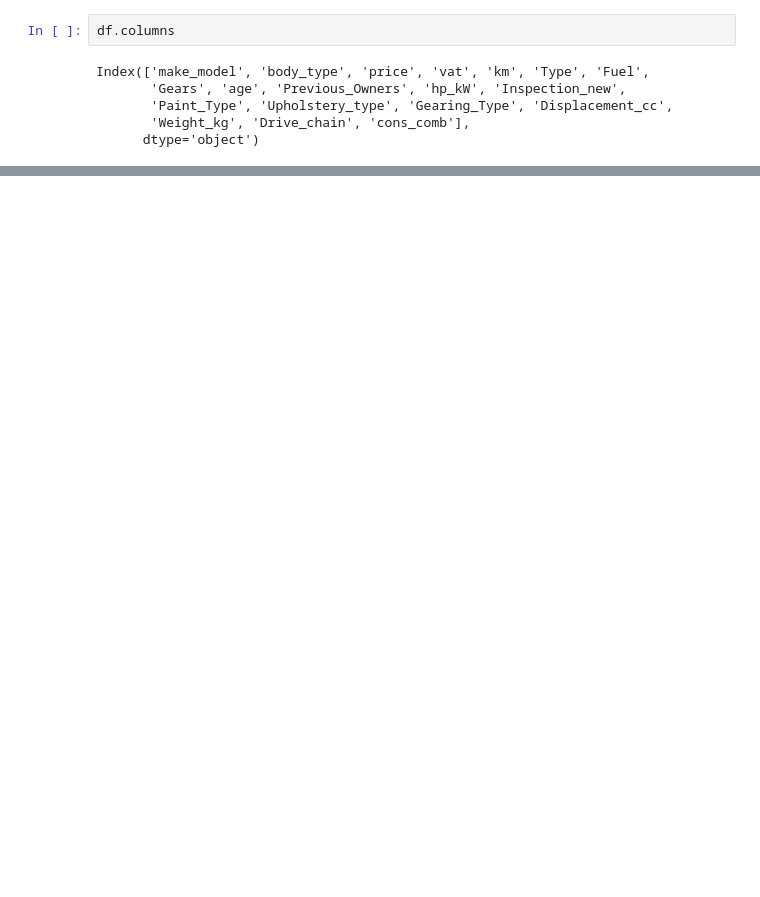
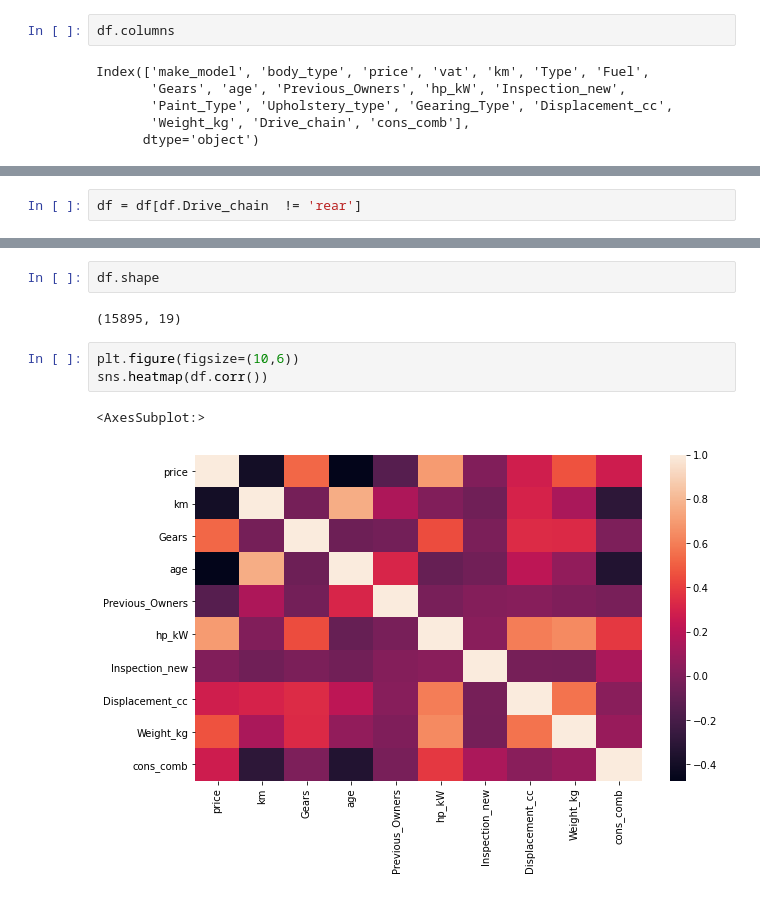
Before and after one commit to gulchinzh/Data-Science-Project, a Jupyter notebook: Final scout not dummy1.ipynb, the cells around one changed output, grey strips where cells are left out. Saved outputs shown, nothing was run; the diff lists cells and outputs as text; blank space fills up the shorter version.

```diff
--- a/Final scout not dummy1.ipynb
+++ b/Final scout not dummy1.ipynb
@@ -243,0 +353,2 @@ Index(['make_model', 'body_type', 'price', 'vat', 'km', 'Type', 'Fuel',
+# %%
+df = df[df.Drive_chain  != 'rear']
@@ -243,0 +373,10 @@ Index(['make_model', 'body_type', 'price', 'vat', 'km', 'Type', 'Fuel',
+# %%
+df.shape
+# %% [output]
+(15895, 19)
+# %%
+plt.figure(figsize=(10,6))
+sns.heatmap(df.corr())
+# %% [output]
+<AxesSubplot:>
+[figure, added]
```
Also changed, not shown: parts of 41 cells of this notebook.
